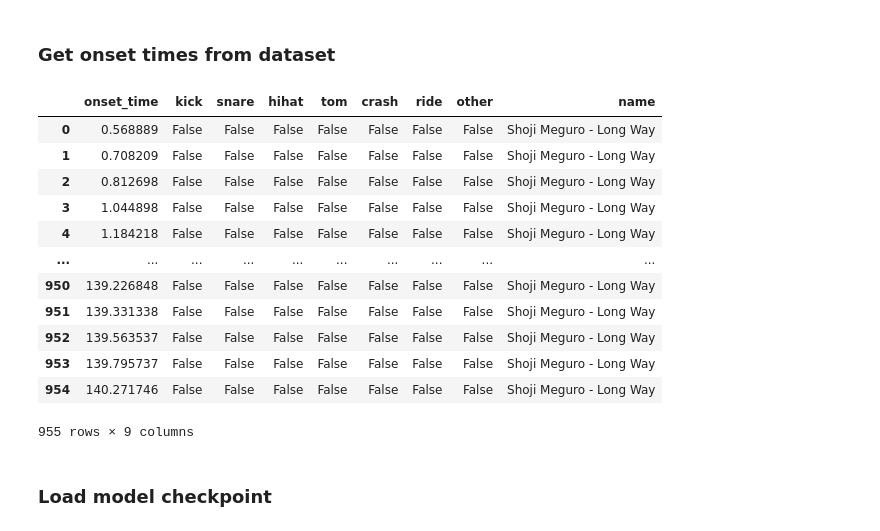
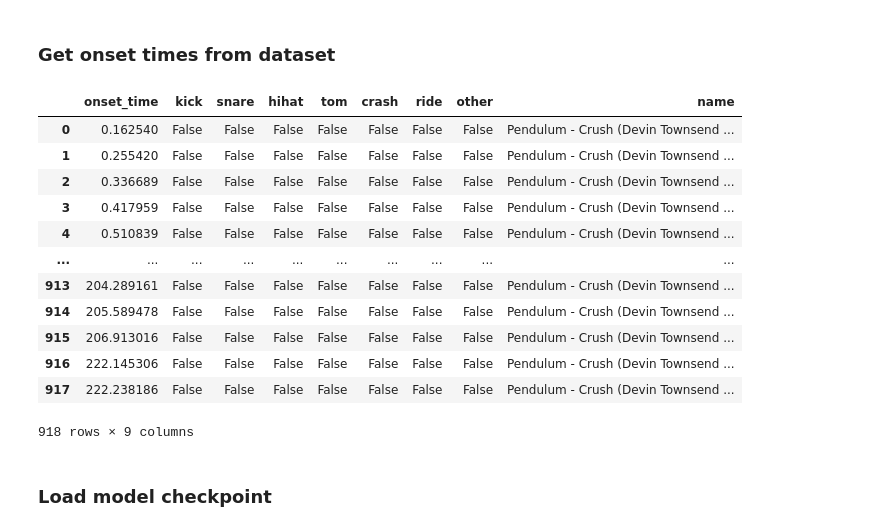
Before and after one commit to skittree/DrummerScore, a Jupyter notebook: model training.ipynb, the cells around one changed output. Cells and saved outputs as stored; diff of their text form; code cells hidden in the pictures.

```diff
--- a/model training.ipynb
+++ b/model training.ipynb
@@ -226,7 +226,7 @@ class DrumCNN(nn.Module):
         super(DrumCNN, self).__init__()
 
         # Convolutional Layers
-        self.conv1 = nn.Conv2d(2, 16, kernel_size=3, stride=1, padding=1) # input channels
+        self.conv1 = nn.Conv2d(3, 16, kernel_size=3, stride=1, padding=1) # input channels
         self.bn1 = nn.BatchNorm2d(16)
         self.relu1 = nn.ReLU()
         self.pool1 = nn.MaxPool2d(kernel_size=2, stride=2)
@@ -255,7 +255,7 @@ class DrumCNN(nn.Module):
         self.fc2 = nn.Linear(512, 256)
         self.bn6 = nn.BatchNorm1d(256)
         self.relu6 = nn.ReLU()
-        self.dropout2 = nn.Dropout(p=0.4)
+        self.dropout2 = nn.Dropout(p=0.5)
 
         self.fc3 = nn.Linear(256, len(drum_labels))
 
@@ -389,9 +389,9 @@ class DrumCNN(nn.Module):
 # %% [markdown]
 ### Hyperparameters
 # %%
-n_epochs = 800
+n_epochs = 50
 learning_rate = 0.001
-batch_size = 16
+batch_size = 32
 # %% [markdown]
 ### Loss function, optimizer, scheduler
 # %%
@@ -418,7 +418,7 @@ criterion = nn.BCEWithLogitsLoss(weight=weights_tensor.to(device))
 # %% [markdown]
 ### Loading previous checkpoint to continue training
 # %%
-saved_model_dict = torch.load('models/HeartsOnFire-v.1.0.3_nfft1024_nomfcc_89.47.pth', map_location=device)
+saved_model_dict = torch.load('models/HeartsOnFire-v.1.0.4_nfft1024_91.58.pth', map_location=device)
 model.load_state_dict(saved_model_dict['model'])
 scheduler.load_state_dict(saved_model_dict['scheduler'])
 optimizer.load_state_dict(saved_model_dict['optimizer'])
@@ -427,7 +427,7 @@ n_epochs += start_epoch+1
 # %% [markdown]
 ### Main loop
 # %%
-max_acc = 89.47
+max_acc = 89.00
 
 for epoch in range(start_epoch, n_epochs):
     train_loss = 0.0
@@ -492,5 +492,5 @@ for epoch in range(start_epoch, n_epochs):
             'epoch': epoch
         }
         max_acc = valid_acc
-        torch.save(checkpoint, f'models/{dataset_name}_nfft1024_nomfcc_{valid_acc:.2f}.pth')
+        torch.save(checkpoint, f'models/{dataset_name}_nfft1024_{valid_acc:.2f}.pth')
 # %% [output]
@@ -530,25 +524,27 @@ I use this section to iteratively improve my dataset and model.
 # %% [markdown]
 ### Get onset times from dataset
 # %%
-name = "Shoji Meguro - Long Way"
+name = "Pendulum - Crush (Devin Townsend Remix)"
 label_onset_path = f"{dataset_name}/{name}/onsets.csv"
 label_df = pd.read_csv(label_onset_path)
 label_df["name"] = name
+# label_df = label_df.iloc[1:]
+# label_df = label_df.reset_index(drop=True)
 label_df
 # %% [output]
 |  | onset_time | kick | snare | hihat | tom | crash | ride | other | name |
-| 0 | 0.568889 | False | False | False | False | False | False | False | Shoji Meguro - Long Way |
-| 1 | 0.708209 | False | False | False | False | False | False | False | Shoji Meguro - Long Way |
-| 2 | 0.812698 | False | False | False | False | False | False | False | Shoji Meguro - Long Way |
-| 3 | 1.044898 | False | False | False | False | False | False | False | Shoji Meguro - Long Way |
-| 4 | 1.184218 | False | False | False | False | False | False | False | Shoji Meguro - Long Way |
+| 0 | 0.162540 | False | False | False | False | False | False | False | Pendulum - Crush (Devin Townsend ... |
+| 1 | 0.255420 | False | False | False | False | False | False | False | Pendulum - Crush (Devin Townsend ... |
+| 2 | 0.336689 | False | False | False | False | False | False | False | Pendulum - Crush (Devin Townsend ... |
+| 3 | 0.417959 | False | False | False | False | False | False | False | Pendulum - Crush (Devin Townsend ... |
+| 4 | 0.510839 | False | False | False | False | False | False | False | Pendulum - Crush (Devin Townsend ... |
 | ... | ... | ... | ... | ... | ... | ... | ... | ... | ... |
-| 950 | 139.226848 | False | False | False | False | False | False | False | Shoji Meguro - Long Way |
-| 951 | 139.331338 | False | False | False | False | False | False | False | Shoji Meguro - Long Way |
-| 952 | 139.563537 | False | False | False | False | False | False | False | Shoji Meguro - Long Way |
-| 953 | 139.795737 | False | False | False | False | False | False | False | Shoji Meguro - Long Way |
-| 954 | 140.271746 | False | False | False | False | False | False | False | Shoji Meguro - Long Way |
+| 913 | 204.289161 | False | False | False | False | False | False | False | Pendulum - Crush (Devin Townsend ... |
+| 914 | 205.589478 | False | False | False | False | False | False | False | Pendulum - Crush (Devin Townsend ... |
+| 915 | 206.913016 | False | False | False | False | False | False | False | Pendulum - Crush (Devin Townsend ... |
+| 916 | 222.145306 | False | False | False | False | False | False | False | Pendulum - Crush (Devin Townsend ... |
+| 917 | 222.238186 | False | False | False | False | False | False | False | Pendulum - Crush (Devin Townsend ... |
-955 rows × 9 columns
+918 rows × 9 columns
 # %% [markdown]
 ### Load model checkpoint
 # %%
```
Also changed, not shown: parts of 9 cells of this notebook, 13 other files.
